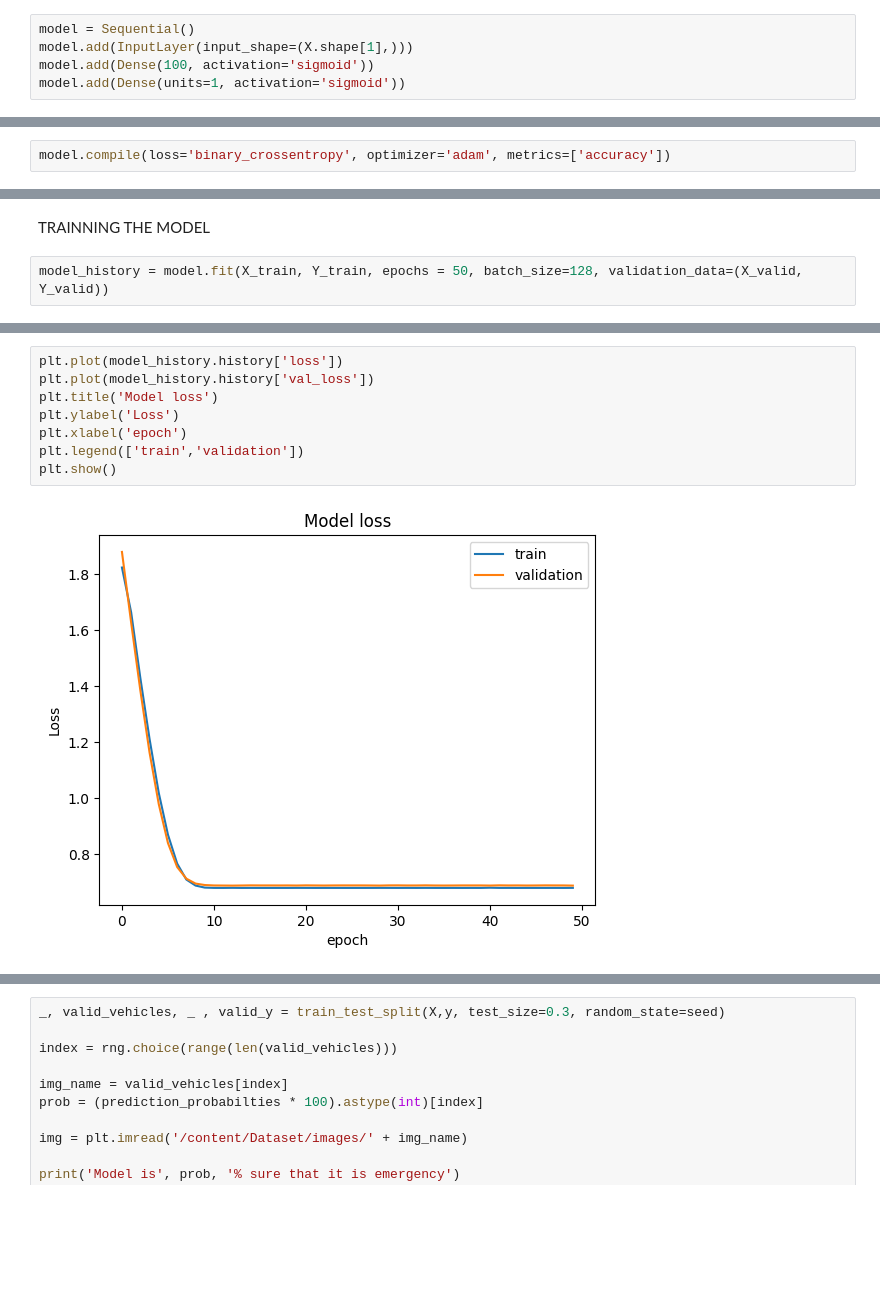
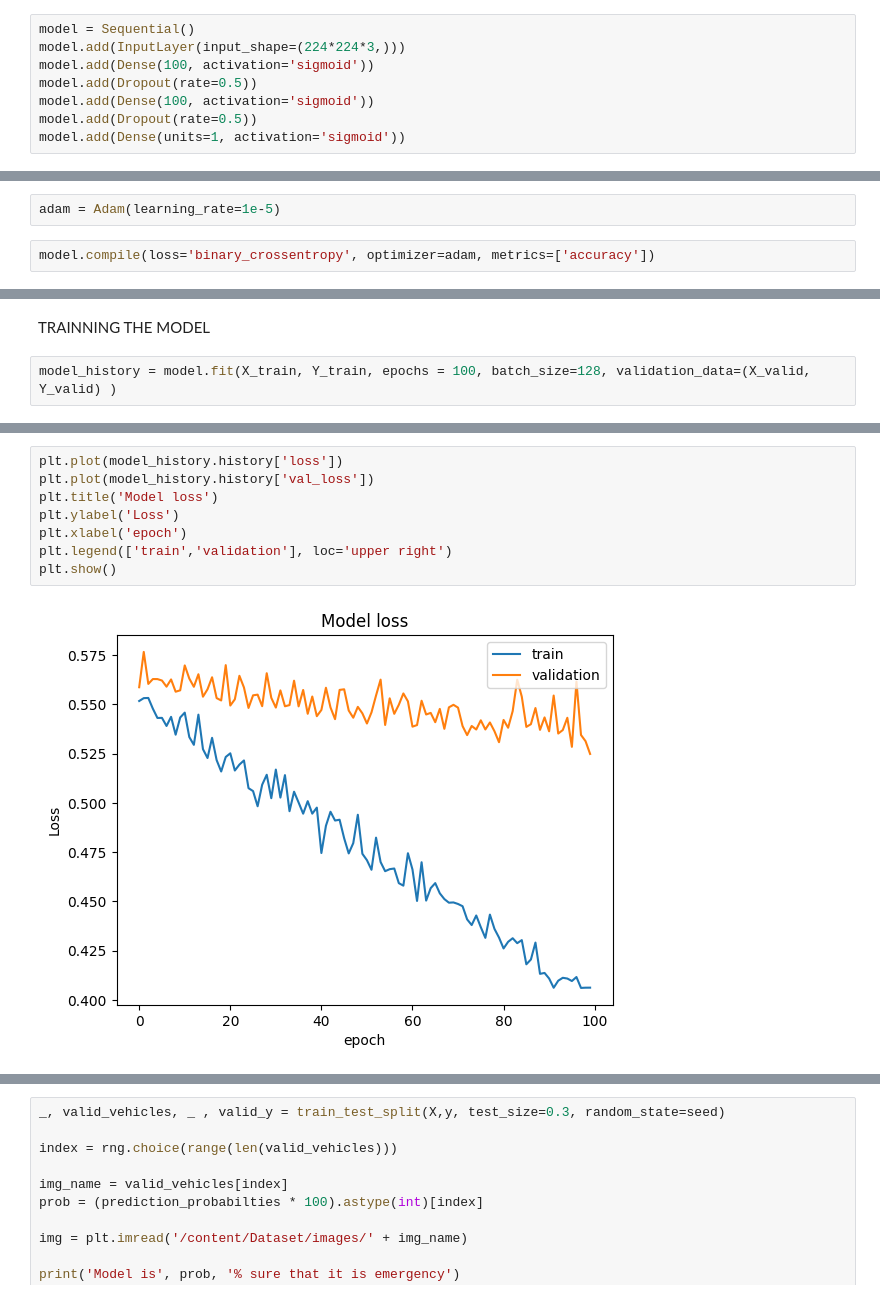
Before and after one commit to navyakarna/DEEP_LEARNING_PROJECTS, a Jupyter notebook: EMERGRENCY_VS_NON_EMERGENCY_VEHICLE_USING_KERAS.ipynb, the cells around one changed output, grey strips where cells are left out. Saved outputs shown, nothing was run; the diff lists cells and outputs as text; blank space fills up the shorter version.

```diff
--- a/EMERGRENCY_VS_NON_EMERGENCY_VEHICLE_USING_KERAS.ipynb
+++ b/EMERGRENCY_VS_NON_EMERGENCY_VEHICLE_USING_KERAS.ipynb
@@ -105,7 +107,10 @@ DEFINING THE MODEL ARCHITECTURE
 # %%
 model = Sequential()
-model.add(InputLayer(input_shape=(X.shape[1],)))
+model.add(InputLayer(input_shape=(224*224*3,)))
 model.add(Dense(100, activation='sigmoid'))
+model.add(Dropout(rate=0.5))
+model.add(Dense(100, activation='sigmoid'))
+model.add(Dropout(rate=0.5))
 model.add(Dense(units=1, activation='sigmoid'))
 # %%
 model.summary()
@@ -123,5 +134,7 @@ Model: "sequential"
  Non-trainable params: 0 (0.00 B)
 # %% [markdown]
 MODEL COMILING
+# %%
+adam = Adam(learning_rate=1e-5)
 # %%
-model.compile(loss='binary_crossentropy', optimizer='adam', metrics=['accuracy'])
+model.compile(loss='binary_crossentropy', optimizer=adam, metrics=['accuracy'])
@@ -128,5 +143,5 @@ model.compile(loss='binary_crossentropy', optimizer='adam', metrics=['accuracy']
 # %% [markdown]
 TRAINNING THE MODEL
 # %%
-model_history = model.fit(X_train, Y_train, epochs = 50, batch_size=128, validation_data=(X_valid, Y_valid))
+model_history = model.fit(X_train, Y_train, epochs = 100, batch_size=128, validation_data=(X_valid, Y_valid) )
 # %% [output]
@@ -162,13 +181,13 @@ accuracy on validation set: 0.5609065155807366 %
 # %%
 plt.plot(model_history.history['loss'])
 plt.plot(model_history.history['val_loss'])
 plt.title('Model loss')
 plt.ylabel('Loss')
 plt.xlabel('epoch')
-plt.legend(['train','validation'])
+plt.legend(['train','validation'], loc='upper right')
 plt.show()
 # %% [output]
-[figure, old version]
+[figure, new version]
 # %%
 plt.plot(model_history.history['accuracy'])
 plt.plot(model_history.history['val_accuracy'])
```
Also changed, not shown: parts of 13 cells of this notebook.
